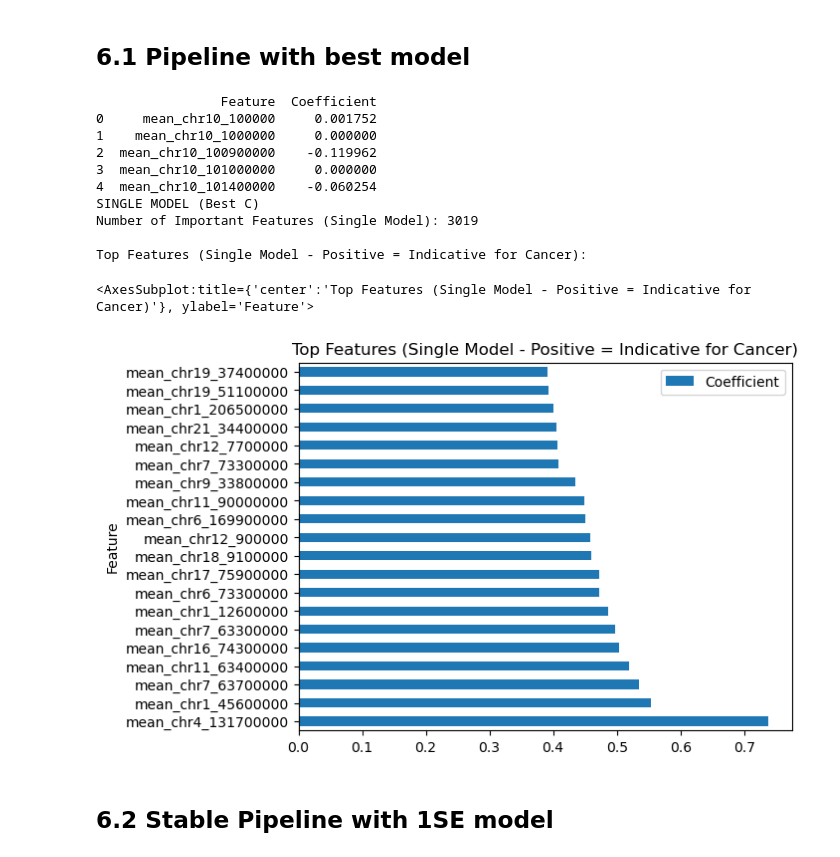
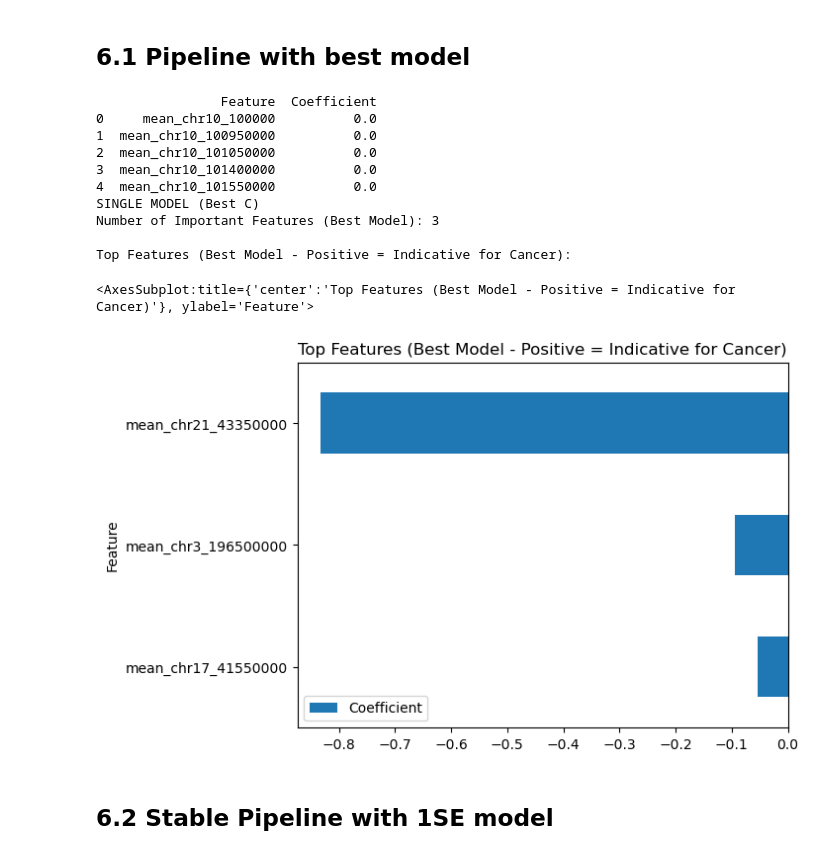
Before and after one commit to LabMedDHM/lotta_frag, a Jupyter notebook: 04_lasso_modeling.ipynb, the cells around one changed output. Saved outputs shown, nothing was run; the diff lists cells and outputs as text; code cells hidden in the pictures.

```diff
--- a/04_lasso_modeling.ipynb
+++ b/04_lasso_modeling.ipynb
@@ -407,32 +423,32 @@ plt.show()
 # %%
 from cv_lasso_single_fold import cross_validation, analyze_feature_stability, plot_roc_curves, plot_auc_boxplot
 
 lasso_model = pipeline.named_steps['lasso_cv']
 
 coef_df = pd.DataFrame({
     "Feature": X.columns,
     "Coefficient": lasso_model.coef_[0]
 })
 print(coef_df.head())
 important_features = coef_df[coef_df["Coefficient"] != 0].sort_values(by="Coefficient", ascending=False)
 
 print("SINGLE MODEL (Best C)")
-print(f"Number of Important Features (Single Model): {len(important_features)}")
-print("\nTop Features (Single Model - Positive = Indicative for Cancer):")
-important_features.head(20).plot.barh(x="Feature", y="Coefficient", title="Top Features (Single Model - Positive = Indicative for Cancer)")
+print(f"Number of Important Features (Best Model): {len(important_features)}")
+print("\nTop Features (Best Model - Positive = Indicative for Cancer):")
+important_features.head(20).plot.barh(x="Feature", y="Coefficient", title="Top Features (Best Model - Positive = Indicative for Cancer)")
 # %% [output]
                 Feature  Coefficient
-0     mean_chr10_100000     0.001752
-1    mean_chr10_1000000     0.000000
-2  mean_chr10_100900000    -0.119962
-3  mean_chr10_101000000     0.000000
-4  mean_chr10_101400000    -0.060254
+0     mean_chr10_100000          0.0
+1  mean_chr10_100950000          0.0
+2  mean_chr10_101050000          0.0
+3  mean_chr10_101400000          0.0
+4  mean_chr10_101550000          0.0
 SINGLE MODEL (Best C)
-Number of Important Features (Single Model): 3019
+Number of Important Features (Best Model): 3
 
-Top Features (Single Model - Positive = Indicative for Cancer):
+Top Features (Best Model - Positive = Indicative for Cancer):
-<AxesSubplot:title={'center':'Top Features (Single Model - Positive = Indicative for Cancer)'}, ylabel='Feature'>
+<AxesSubplot:title={'center':'Top Features (Best Model - Positive = Indicative for Cancer)'}, ylabel='Feature'>
-[figure, old version]
+[figure, new version]
 # %% [markdown]
 ## 6.2 Stable Pipeline with 1SE model
 # %%
```
Also changed, not shown: parts of 12 cells of this notebook, 3 other files.
